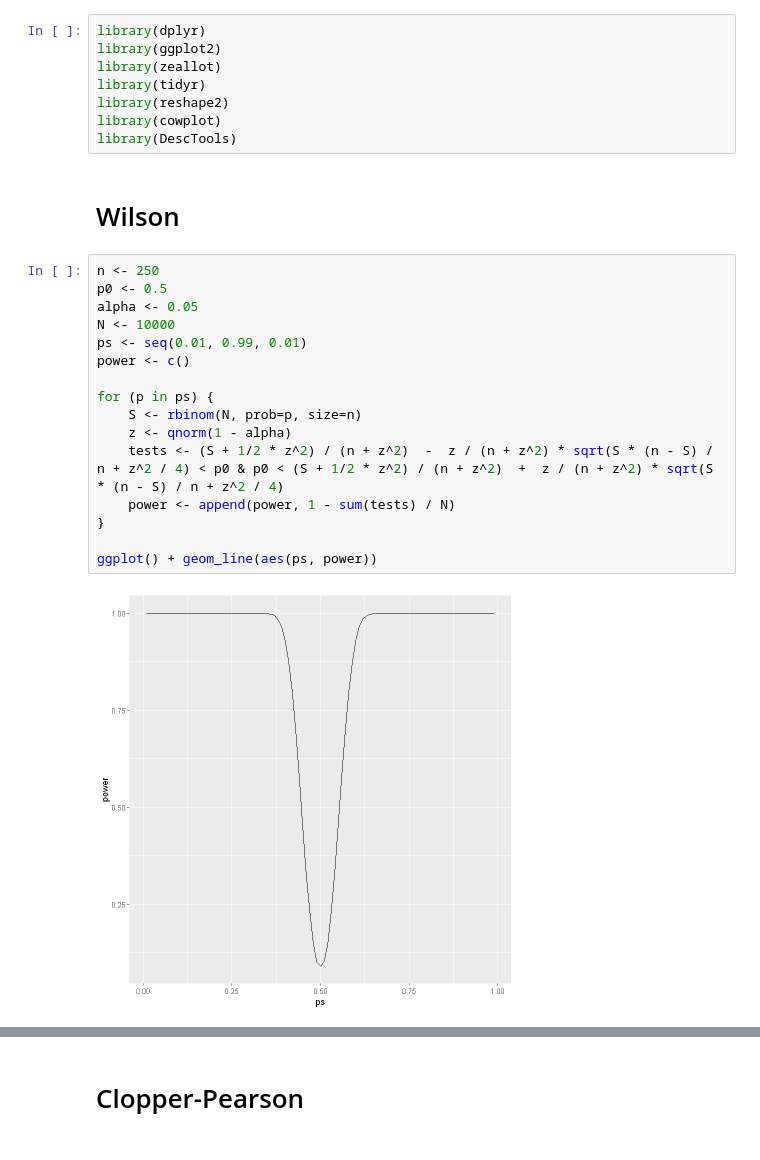
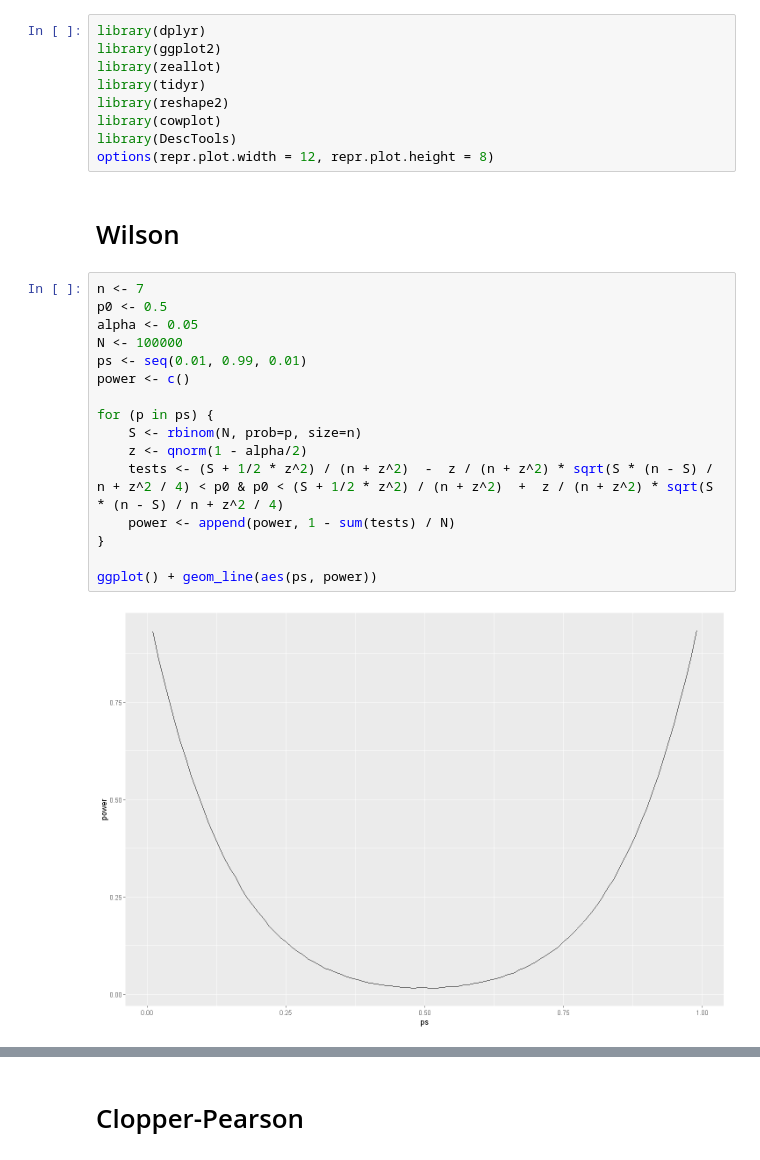
Before and after one commit to mweuro/Sprawozdanie_2_PS, a Jupyter notebook: Malec.ipynb, the cells around one changed output, grey strips where cells are left out. Drawn from its saved outputs; the diff is of its cells as text.

```diff
--- a/Malec.ipynb
+++ b/Malec.ipynb
@@ -6,24 +6,25 @@ library(tidyr)
 library(reshape2)
 library(cowplot)
 library(DescTools)
+options(repr.plot.width = 12, repr.plot.height = 8)
 # %% [markdown]
 # Wilson
 # %%
-n <- 250
+n <- 7
 p0 <- 0.5
 alpha <- 0.05
-N <- 10000
+N <- 100000
 ps <- seq(0.01, 0.99, 0.01)
 power <- c()
 
 for (p in ps) {
     S <- rbinom(N, prob=p, size=n)
-    z <- qnorm(1 - alpha)
+    z <- qnorm(1 - alpha/2)
     tests <- (S + 1/2 * z^2) / (n + z^2)  -  z / (n + z^2) * sqrt(S * (n - S) / n + z^2 / 4) < p0 & p0 < (S + 1/2 * z^2) / (n + z^2)  +  z / (n + z^2) * sqrt(S * (n - S) / n + z^2 / 4)
     power <- append(power, 1 - sum(tests) / N)
 }
 
 ggplot() + geom_line(aes(ps, power))
 # %% [output]
-[figure, old version]
+[figure, new version]
 # %%
```
Also changed, not shown: parts of 15 cells of this notebook, 1 other file.
